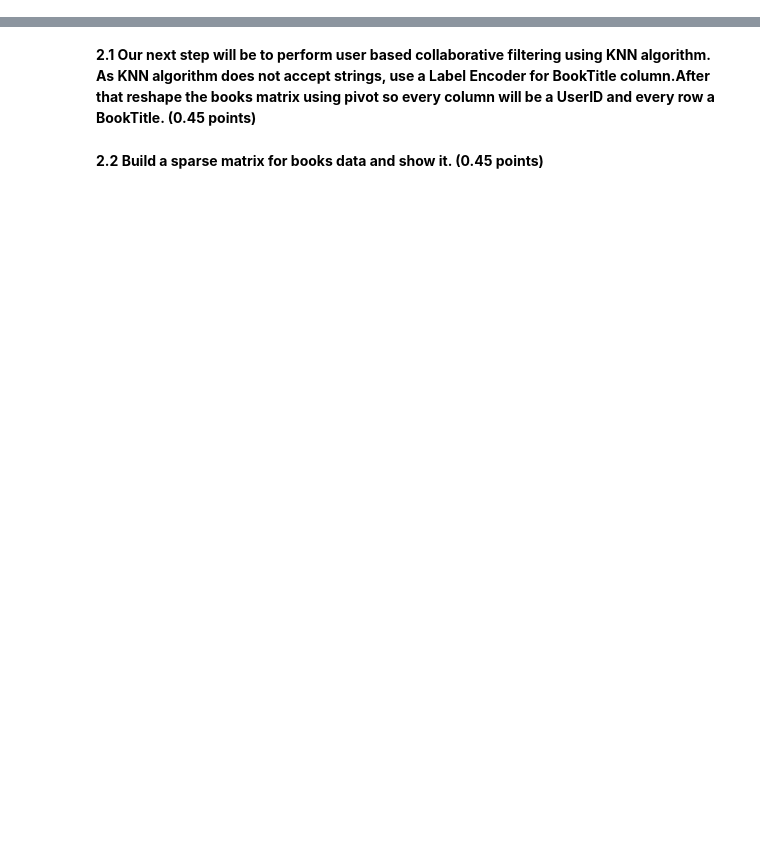
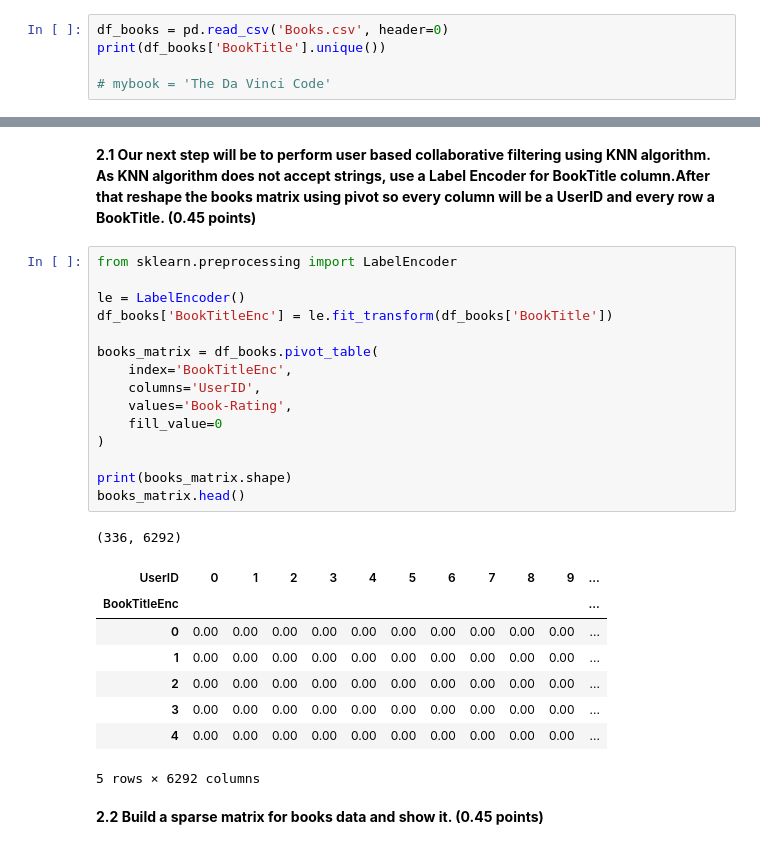
Before and after one commit to Sulaiman29/BDA_HW4, a Jupyter notebook: Copy_of_BDA2025Spring_HW4.ipynb, the cells around one changed output, grey strips where cells are left out. Cells and saved outputs as stored; diff of their text form; blank space fills up the shorter version.

```diff
--- a/Copy_of_BDA2025Spring_HW4.ipynb
+++ b/Copy_of_BDA2025Spring_HW4.ipynb
@@ -230,3 +230,8 @@ Book-Rating: A rating given to the book in a scale from 0 to 10
 Below we are going to perform the same steps we did with movies dataset in the practice session
 # %% [markdown]
 **2.0 Load the dataset and take a look at the books titles. Please pick one of them which you like (or think that you would like) the most.(0.1 points)**
+# %%
+df_books = pd.read_csv('Books.csv', header=0)
+print(df_books['BookTitle'].unique())
+
+# mybook = 'The Da Vinci Code'
@@ -233,4 +256,29 @@ Below we are going to perform the same steps we did with movies dataset in the p
 # %% [markdown]
 **2.1 Our next step will be to perform user based collaborative filtering using KNN algorithm. As KNN algorithm does not accept strings, use a Label Encoder for BookTitle column.After that reshape the books matrix using pivot so every column will be a UserID and every row a BookTitle. (0.45 points)**
+# %%
+from sklearn.preprocessing import LabelEncoder
+
+le = LabelEncoder()
+df_books['BookTitleEnc'] = le.fit_transform(df_books['BookTitle'])
+
+books_matrix = df_books.pivot_table(
+    index='BookTitleEnc',
+    columns='UserID',
+    values='Book-Rating',
+    fill_value=0
+)
+
+print(books_matrix.shape)
+books_matrix.head()
+# %% [output]
+(336, 6292)
+| UserID | 0 | 1 | 2 | 3 | 4 | 5 | 6 | 7 | 8 | 9 | ... |
+| BookTitleEnc |  |  |  |  |  |  |  |  |  |  | ... |
+| 0 | 0.00 | 0.00 | 0.00 | 0.00 | 0.00 | 0.00 | 0.00 | 0.00 | 0.00 | 0.00 | ... |
+| 1 | 0.00 | 0.00 | 0.00 | 0.00 | 0.00 | 0.00 | 0.00 | 0.00 | 0.00 | 0.00 | ... |
+| 2 | 0.00 | 0.00 | 0.00 | 0.00 | 0.00 | 0.00 | 0.00 | 0.00 | 0.00 | 0.00 | ... |
+| 3 | 0.00 | 0.00 | 0.00 | 0.00 | 0.00 | 0.00 | 0.00 | 0.00 | 0.00 | 0.00 | ... |
+| 4 | 0.00 | 0.00 | 0.00 | 0.00 | 0.00 | 0.00 | 0.00 | 0.00 | 0.00 | 0.00 | ... |
+5 rows × 6292 columns
 # %% [markdown]
 **2.2 Build a sparse matrix for books data and show it. (0.45 points)**
```
Also changed, not shown: parts of 6 cells of this notebook.
